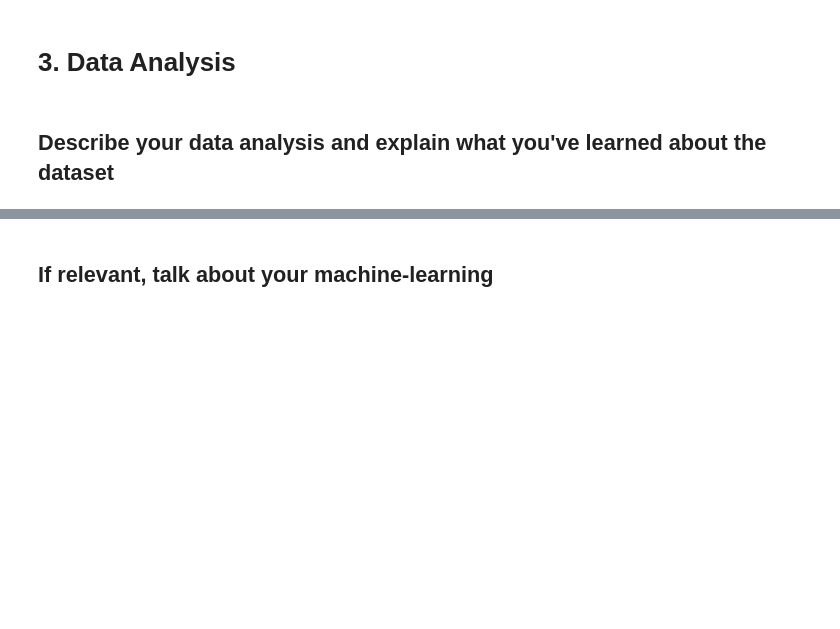
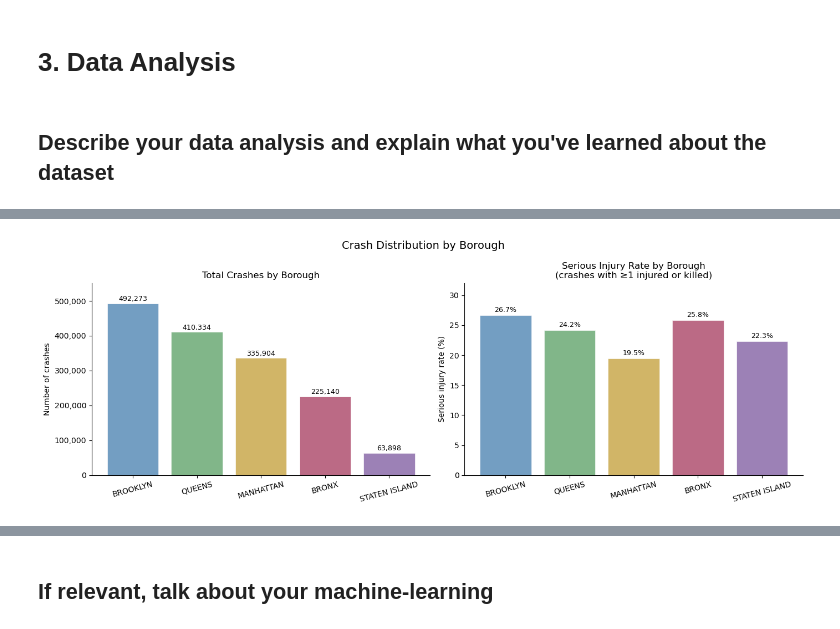
Before and after one commit to bonluc/02806_social_data_analysis_project, a Jupyter notebook: explainer_notebook.ipynb, the cells around one changed output, grey strips where cells are left out. Drawn from its saved outputs; the diff is of its cells as text; code cells hidden in the pictures; blank space fills up the shorter version.

```diff
--- a/explainer_notebook.ipynb
+++ b/explainer_notebook.ipynb
@@ -29,0 +259,50 @@ The goal was to present a clear accessible analysis to the user higlighting esse
+# %%
+if 'c_BOROUGH' in crash_df.columns:
+    bor = crash_df[['c_BOROUGH', 'c_NUMBER OF PERSONS INJURED', 'c_NUMBER OF PERSONS KILLED']].dropna(subset=['c_BOROUGH'])
+    bor = bor.copy()
+    bor['is_serious'] = (bor['c_NUMBER OF PERSONS INJURED'] > 0) | (bor['c_NUMBER OF PERSONS KILLED'] > 0)
+
+    borough_order = bor['c_BOROUGH'].value_counts().index.tolist()
+    total_b   = bor.groupby('c_BOROUGH').size().reindex(borough_order)
+    serious_b = bor[bor['is_serious']].groupby('c_BOROUGH').size().reindex(borough_order)
+    rate_b    = (serious_b / total_b * 100).round(1)
+
+    palette = ['#5B8DB8', '#6BAA75', '#C9A84C', '#B05070', '#8B6BAA']
+
+    fig, axes = plt.subplots(1, 2, figsize=(14, 5))
+    fig.suptitle('Crash Distribution by Borough', fontsize=14)
+
+    bars = axes[0].bar(borough_order, total_b.values,
+                       color=palette[:len(borough_order)], alpha=0.85,
+                       edgecolor='white', linewidth=0.5)
+    for bar, val in zip(bars, total_b.values):
+        axes[0].text(bar.get_x() + bar.get_width() / 2,
+                     bar.get_height() + total_b.max() * 0.005,
+                     f'{val:,}', ha='center', va='bottom', fontsize=9)
+    axes[0].set_title('Total Crashes by Borough', fontsize=12)
+    axes[0].set_ylabel('Number of crashes')
+    axes[0].yaxis.set_major_formatter(plt.FuncFormatter(lambda x, _: f'{int(x):,}'))
+    axes[0].tick_params(axis='x', rotation=15)
+    axes[0].set_ylim(0, total_b.max() * 1.12)
+
+    bars = axes[1].bar(borough_order, rate_b.values,
+                       color=palette[:len(borough_order)], alpha=0.85,
+                       edgecolor='white', linewidth=0.5)
+    for bar, val in zip(bars, rate_b.values):
+        if pd.notna(val):
+            axes[1].text(bar.get_x() + bar.get_width() / 2,
+                         bar.get_height() + rate_b.max() * 0.01,
+                         f'{val:.1f}%', ha='center', va='bottom', fontsize=9)
+    axes[1].set_title('Serious Injury Rate by Borough\n(crashes with ≥1 injured or killed)', fontsize=12)
+    axes[1].set_ylabel('Serious injury rate (%)')
+    axes[1].tick_params(axis='x', rotation=15)
+    axes[1].set_ylim(0, rate_b.max() * 1.2)
+
+    for ax in axes:
+        ax.spines['top'].set_visible(False)
+        ax.spines['right'].set_visible(False)
+
+    plt.tight_layout()
+    plt.show()
+# %% [output]
+[figure, added]
```
Also changed, not shown: parts of 56 cells of this notebook.
